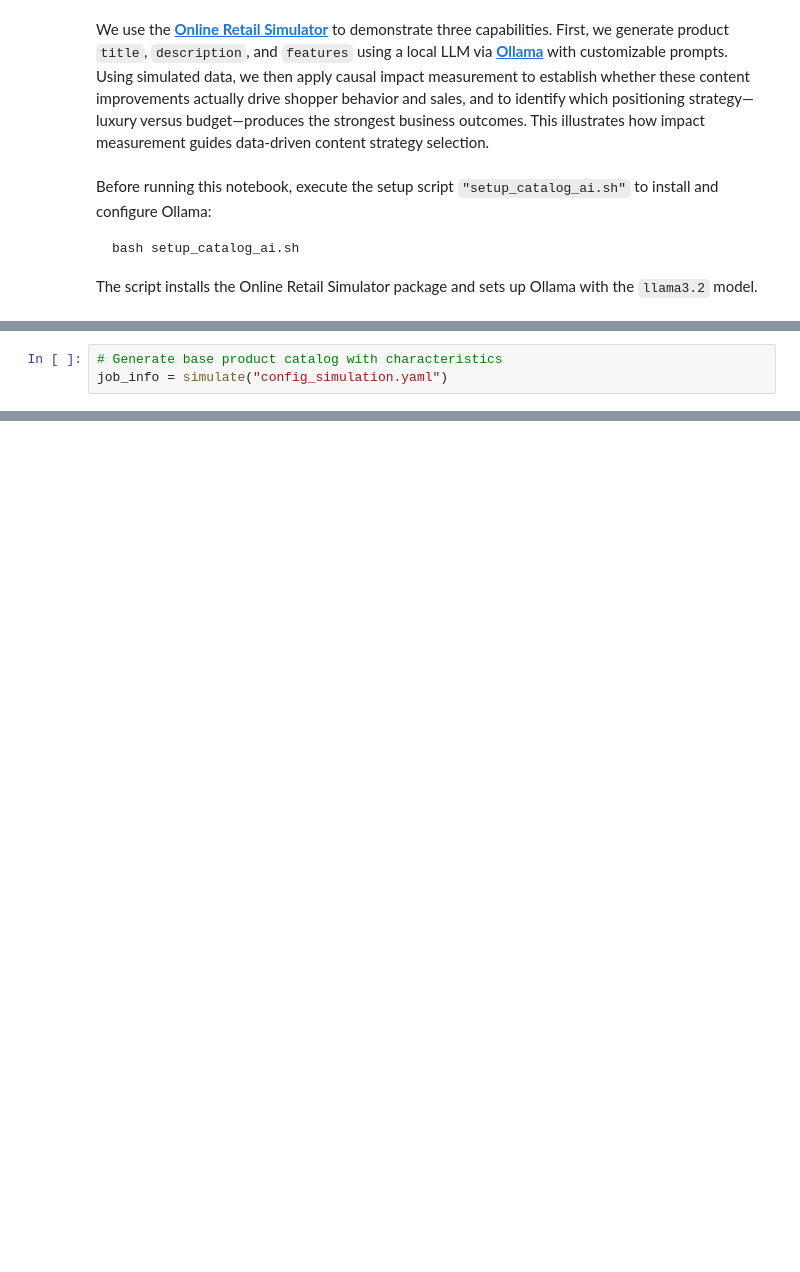
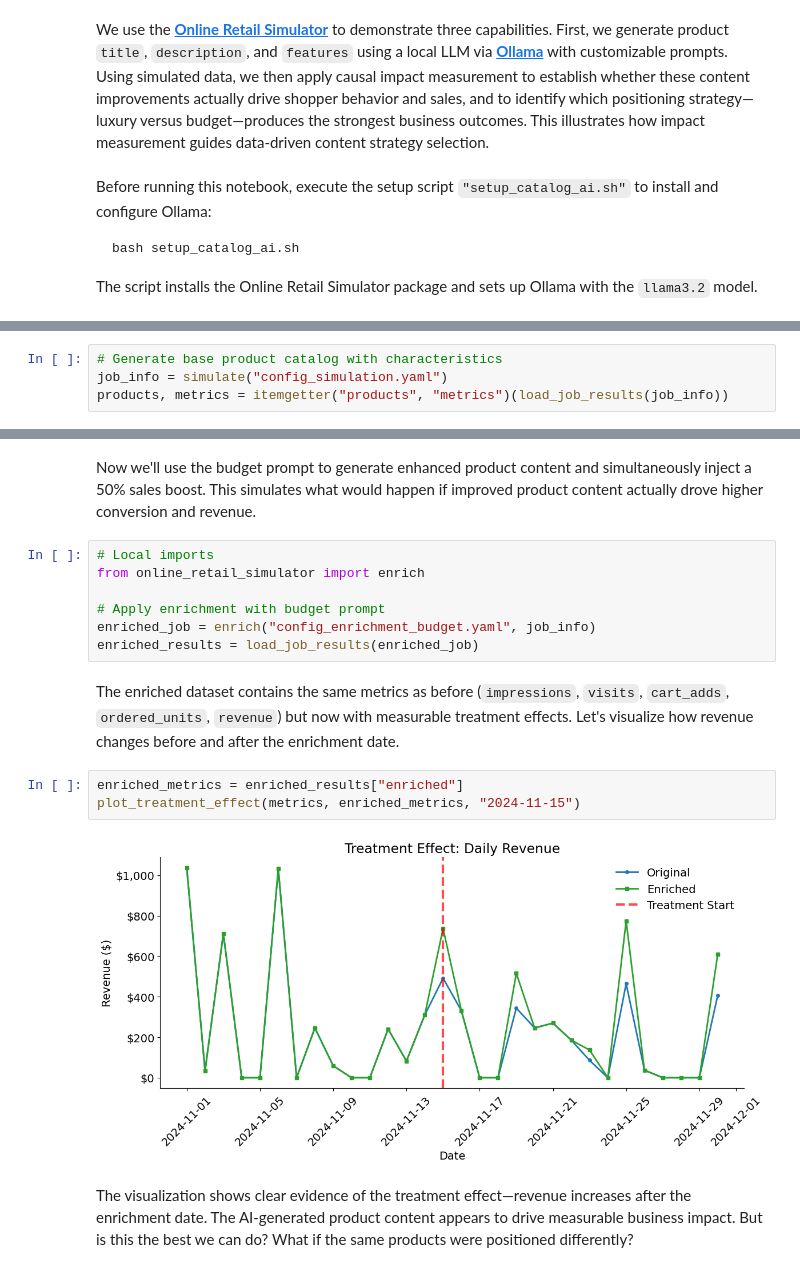
Before and after one commit to eisenhauerIO/courses-business-decisions, a Jupyter notebook: docs/source/understand-domain/02-catalog-ai/lecture.ipynb, the cells around one changed output, grey strips where cells are left out. Drawn from its saved outputs; the diff is of its cells as text; blank space fills up the shorter version.

```diff
--- a/docs/source/understand-domain/02-catalog-ai/lecture.ipynb
+++ b/docs/source/understand-domain/02-catalog-ai/lecture.ipynb
@@ -29,3 +45,4 @@ The **Ollama backend** uses a local LLM to generate unique, contextually-aware p
 # %%
 # Generate base product catalog with characteristics
 job_info = simulate("config_simulation.yaml")
+products, metrics = itemgetter("products", "metrics")(load_job_results(job_info))
@@ -65,0 +139,18 @@ The same product generates completely different content depending on the prompt
+# %% [markdown]
+Now we'll use the budget prompt to generate enhanced product content and simultaneously inject a 50% sales boost. This simulates what would happen if improved product content actually drove higher conversion and revenue.
+# %%
+# Local imports
+from online_retail_simulator import enrich
+
+# Apply enrichment with budget prompt
+enriched_job = enrich("config_enrichment_budget.yaml", job_info)
+enriched_results = load_job_results(enriched_job)
+# %% [markdown]
+The enriched dataset contains the same metrics as before (`impressions`, `visits`, `cart_adds`, `ordered_units`, `revenue`) but now with measurable treatment effects. Let's visualize how revenue changes before and after the enrichment date.
+# %%
+enriched_metrics = enriched_results["enriched"]
+plot_treatment_effect(metrics, enriched_metrics, "2024-11-15")
+# %% [output]
+[figure, added]
+# %% [markdown]
+The visualization shows clear evidence of the treatment effect—revenue increases after the enrichment date. The AI-generated product content appears to drive measurable business impact. But is this the best we can do? What if the same products were positioned differently?
```
Also changed, not shown: parts of 30 cells of this notebook, 5 other files.
